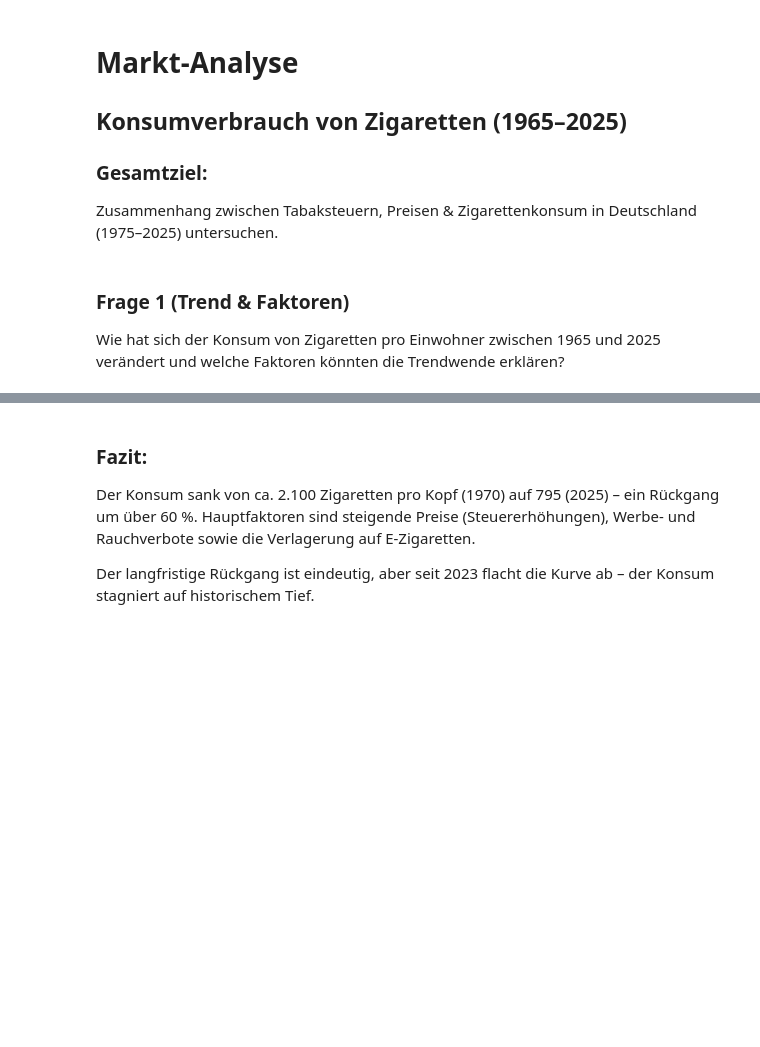
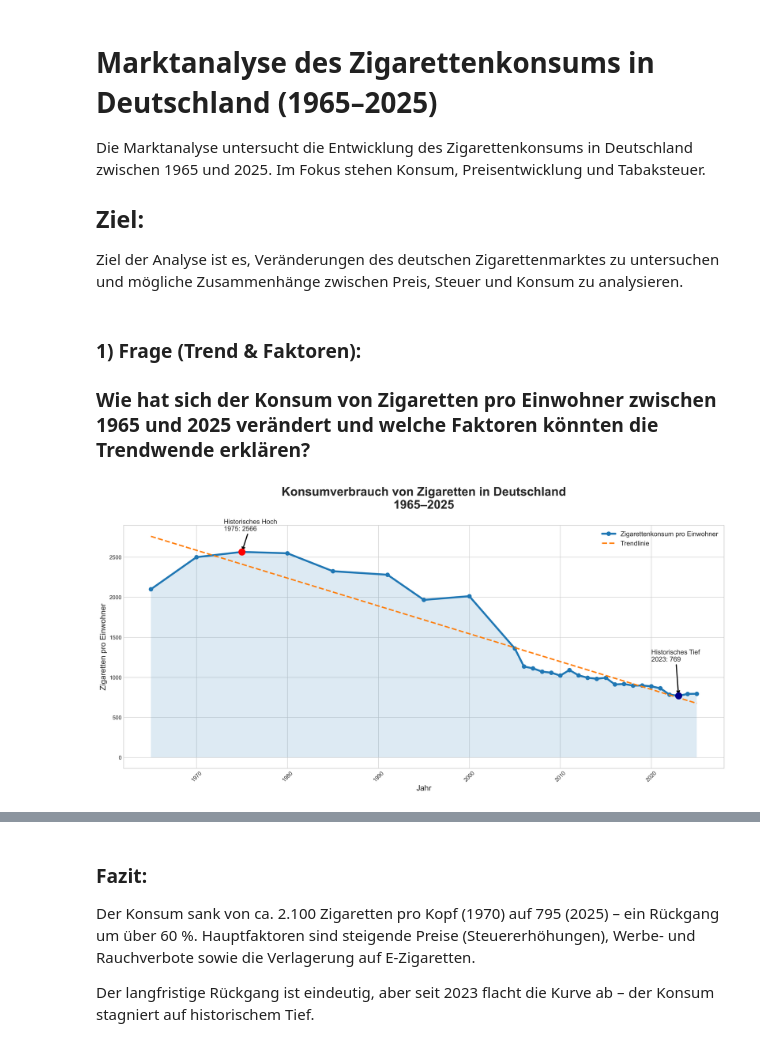
Before and after one commit to evda1011/Informprojekt_SoSe2026, a Jupyter notebook: __Markt-analyse__/Markt-Analyse.ipynb, the cells around one changed output, grey strips where cells are left out. Cells and saved outputs as stored; diff of their text form; code cells hidden in the pictures; blank space fills up the shorter version.

Commit message:
__Markt-analyse__ ist komplett fertig und auch Teil Perfomance_Final mit 1.Markt-anaylse ist auch fertig

```diff
--- a/__Markt-analyse__/Markt-Analyse.ipynb
+++ b/__Markt-analyse__/Markt-Analyse.ipynb
@@ -1,6 +1,7 @@
 # %% [markdown]
-# **Markt-Analyse**
-## Konsumverbrauch von Zigaretten (1965–2025)
+# **Marktanalyse des Zigarettenkonsums in Deutschland (1965–2025)**
+Die Marktanalyse untersucht die Entwicklung des Zigarettenkonsums in Deutschland zwischen 1965 und 2025.
+Im Fokus stehen Konsum, Preisentwicklung und Tabaksteuer.
 
-### **Gesamtziel:**
-Zusammenhang zwischen Tabaksteuern, Preisen & Zigarettenkonsum in Deutschland (1975–2025) untersuchen.
+## **Ziel:**
+Ziel der Analyse ist es, Veränderungen des deutschen Zigarettenmarktes zu untersuchen und mögliche Zusammenhänge zwischen Preis, Steuer und Konsum zu analysieren.
@@ -7,3 +13,9 @@ Zusammenhang zwischen Tabaksteuern, Preisen & Zigarettenkonsum in Deutschland (1
 # %% [markdown]
-### **Frage 1 (Trend & Faktoren)**
-Wie hat sich der Konsum von Zigaretten pro Einwohner zwischen 1965 und 2025 verändert und welche Faktoren könnten die Trendwende erklären?
+### **1) Frage (Trend & Faktoren):**
+### Wie hat sich der Konsum von Zigaretten pro Einwohner zwischen 1965 und 2025 verändert und welche Faktoren könnten die Trendwende erklären?
+# %%
+from IPython.display import Image, display
+
+display(Image("Grafiken/zigaretten_trend.png"))
+# %% [output]
+[figure, added]
```
Also changed, not shown: parts of 14 cells of this notebook, 17 other files.
